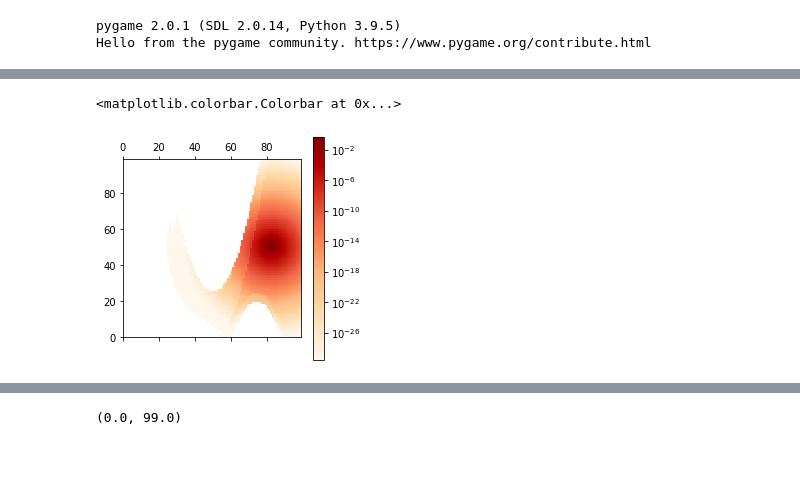
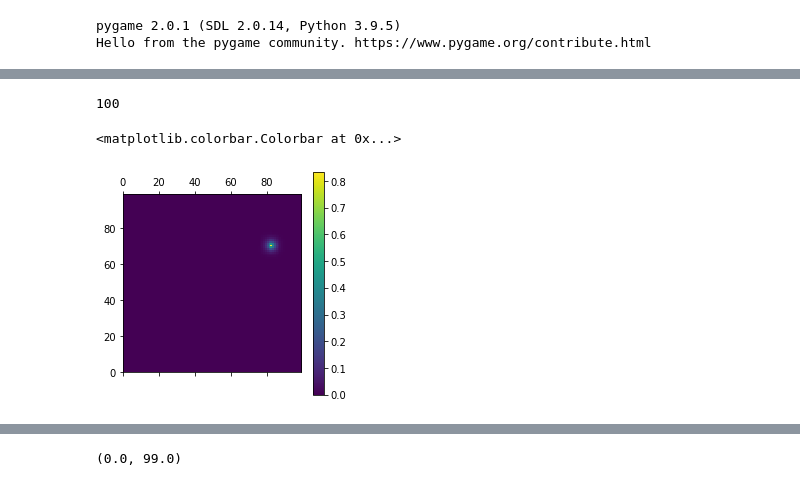
Before and after one commit to covABM/GeoACT_Classroom, a Jupyter notebook: temp_notebook.ipynb, the cells around one changed output, grey strips where cells are left out. Saved outputs shown, nothing was run; the diff lists cells and outputs as text; code cells hidden in the pictures; blank space fills up the shorter version.

```diff
--- a/temp_notebook.ipynb
+++ b/temp_notebook.ipynb
@@ -372,12 +372,26 @@ old = np.zeros(class_flow_velocity.shape)
 temp1, initial = make_new_heat(old, class_flow_pos, class_flow_direction, class_flow_velocity, None)
 temp2, initial = make_new_heat(temp1, class_flow_pos, class_flow_direction, class_flow_velocity, initial)
 temp3, initial = make_new_heat(temp2, class_flow_pos, class_flow_direction, class_flow_velocity, initial)
+# %%
+temp = np.zeros((100, 100))
+t_arr = []
+
+temp, init = make_new_heat(temp, class_flow_pos, class_flow_direction, class_flow_velocity, None)
+for i in range(100):
+    temp, init = make_new_heat(temp, class_flow_pos, class_flow_direction, class_flow_velocity, init)
+#     init_x, init_y = loc[init]
+#     temp[init_y][init_x] = 1
+    t_arr.append(temp)
+# %%
+print(len(t_arr))
+# %% [output]
+100
 # %%
 # list(class_flow_pos.keys())
-plt.matshow(temp1, cmap=plt.get_cmap("OrRd"), norm=mpl.colors.LogNorm())
+plt.matshow(t_arr[0])#, cmap=plt.get_cmap("OrRd"), norm=mpl.colors.LogNorm())
 plt.xlim(0, 99)
 plt.ylim(0, 99)
 plt.colorbar()
 # %% [output]
 <matplotlib.colorbar.Colorbar at 0x...>
-[figure, old version]
+[figure, new version]
```
Also changed, not shown: parts of 6 cells of this notebook, 1 other file.
